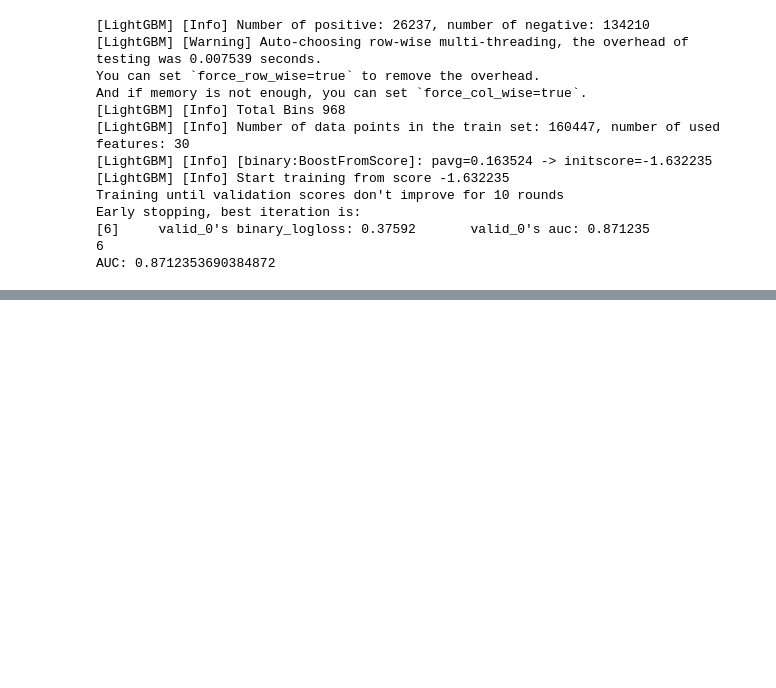
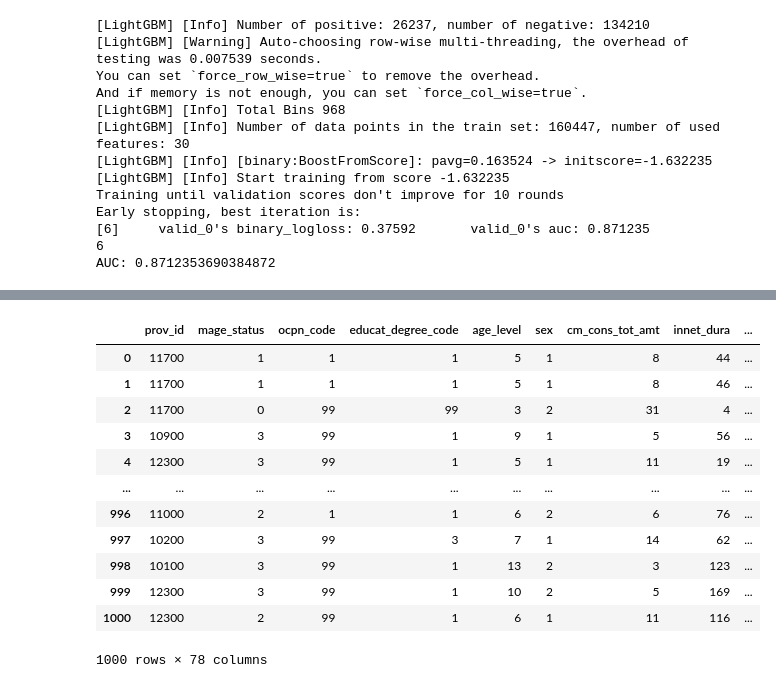
Before and after one commit to Bvbrutal/Internet-of-Vehicles-Collision-Recognition, a Jupyter notebook: note/LGBM.ipynb, the cells around one changed output, grey strips where cells are left out. Drawn from its saved outputs; the diff is of its cells as text; code cells hidden in the pictures; blank space fills up the shorter version.

```diff
--- a/note/LGBM.ipynb
+++ b/note/LGBM.ipynb
@@ -205,18 +203,3 @@ Early stopping, best iteration is:
 [6]     valid_0's binary_logloss: 0.37592       valid_0's auc: 0.871235
 6
 AUC: 0.8712353690384872
-# %%
-import pandas as pd
-
-# 创建一个示例DataFrame
-data = {'col1': [1, 2, 3, 4],
-        'col2': ['A', 'B', 'C', 'D'],
-        'col3': ['X', 'Y', 'Z', 'W']}
-
-df = pd.DataFrame(data)
-
-# 将DataFrame的第3列以及之后的列转换为整数类型
-df.iloc[:, 2:] = df.iloc[:, 2:].astype(int)
-
-# 打印转换后的DataFrame
-print(df)
@@ -224,0 +226,62 @@ ValueError: invalid literal for int() with base 10: 'X'
+# %%
+import lightgbm as lgb
+import pandas as pd
+
+
+def data_deal(df):
+    # 空值处理
+    df = df.drop(['id'], axis=1)  # 删除加密的特征
+    df.loc[df['is_comm_user'] == r'\N', 'is_comm_user'] = None  # 是否为移动用户\N置为空值
+    df.loc[df['is_init_comm_user'] == r'\N', 'is_init_comm_user'] = None  # 是否主动通信用户\N置为空值
+    df.loc[df['cust_star'] == r'\N', 'cust_star'] = None  # 客户星级\N置为空值
+    df.loc[df['dome_roam_flux_days'] == r'\N', 'dome_roam_flux_days'] = None  # 省际漫游流量天数\N置为空值
+    df.loc[df['inter_roam_flux_days'] == r'\N', 'inter_roam_flux_days'] = None  # 国际漫游流量天数\N置为空值
+    df.loc[df['idcard_birth_area'] == r'\N', 'idcard_birth_area'] = None  # 身份证出生地\N置为空值
+    df['dou'].fillna(0, inplace=True)  # 使用流量为空值的默认为0
+    df['is_comm_user'].fillna(0, inplace=True)  # 是否为移动用户的空值默认为0
+    df['is_init_comm_user'].fillna(0, inplace=True)  # 是否主动通信用户的空值默认为0
+    df['cust_star'].fillna(0, inplace=True)  # 客户星级的空值默认为0
+    df['vip_cust_id'].fillna(0, inplace=True)  # 重要客户标识的空值默认为0
+    df['dome_roam_flux_days'].fillna(
+        int(df[df['dome_roam_flux_days'].notnull()]['dome_roam_flux_days'].astype(int).mean()),
+        inplace=True)  # 省际漫游流量天数填充为平均值
+    df['inter_roam_flux_days'].fillna(
+        int(df[df['inter_roam_flux_days'].notnull()]['inter_roam_flux_days'].astype(int).mean()),
+        inplace=True)  # 国际漫游流量天数填充为平均值
+    df.drop(df[df['mage_status'] == r"\N"].index, inplace=True)  # 删除mage_status等于\N的35行
+    df.drop(df[df['educat_degree_code'] == r"\N"].index, inplace=True)  # 删除educat_degree_code等于\N的35行
+    df.drop(df[df['ocpn_code'] == r"\N"].index, inplace=True)  # 删除ocpn_code等于\N的35行
+    df.drop(df[df['idcard_birth_area'].isnull()].index, inplace=True)  # 删除身份证出生地为空值的496个数据
+
+    # 时间处理
+    df1 = pd.to_datetime(df['month'], format="%Y%m")
+    df['year'] = df1.dt.year
+    df['month'] = df1.dt.month
+    df = pd.get_dummies(df, columns=['month'], dtype=int)  # 时间独热编码
+    df = df.astype(int)  # 类型转换
+    return df
+
+
+df = pd.read_csv(
+    r'D:\huancun\WeChat Files\wxid_7fjwgckpy7m522\FileStorage\File\2023-09\dw_casl_user_sample_feature_all.csv')
+df = data_deal(df)
+
+model = lgb.Booster(model_file='../SL.pkl')
+# 预测
+y_pred = model.predict(df, num_iteration=model.best_iteration)
+df['sample_flag'] = y_pred
+df.to_csv('dw_casl_user_sample_feature_result.csv', index=False)
+# %% [output]
+|  | prov_id | mage_status | ocpn_code | educat_degree_code | age_level | sex | cm_cons_tot_amt | innet_dura | ... |
+| 0 | 11700 | 1 | 1 | 1 | 5 | 1 | 8 | 44 | ... |
+| 1 | 11700 | 1 | 1 | 1 | 5 | 1 | 8 | 46 | ... |
+| 2 | 11700 | 0 | 99 | 99 | 3 | 2 | 31 | 4 | ... |
+| 3 | 10900 | 3 | 99 | 1 | 9 | 1 | 5 | 56 | ... |
+| 4 | 12300 | 3 | 99 | 1 | 5 | 1 | 11 | 19 | ... |
+| ... | ... | ... | ... | ... | ... | ... | ... | ... | ... |
+| 996 | 11000 | 2 | 1 | 1 | 6 | 2 | 6 | 76 | ... |
+| 997 | 10200 | 3 | 99 | 3 | 7 | 1 | 14 | 62 | ... |
+| 998 | 10100 | 3 | 99 | 1 | 13 | 2 | 3 | 123 | ... |
+| 999 | 12300 | 3 | 99 | 1 | 10 | 2 | 5 | 169 | ... |
+| 1000 | 12300 | 2 | 99 | 1 | 6 | 1 | 11 | 116 | ... |
+1000 rows × 78 columns
```
Also changed, not shown: parts of 15 cells of this notebook, 6 other files.
